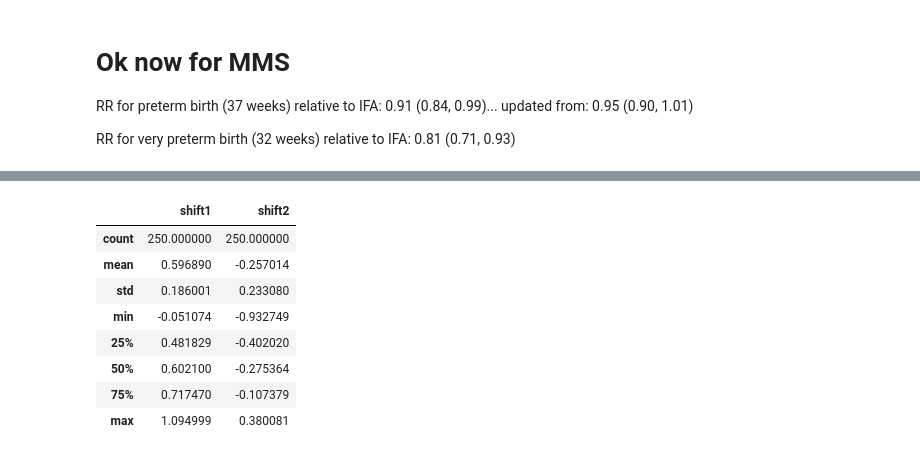
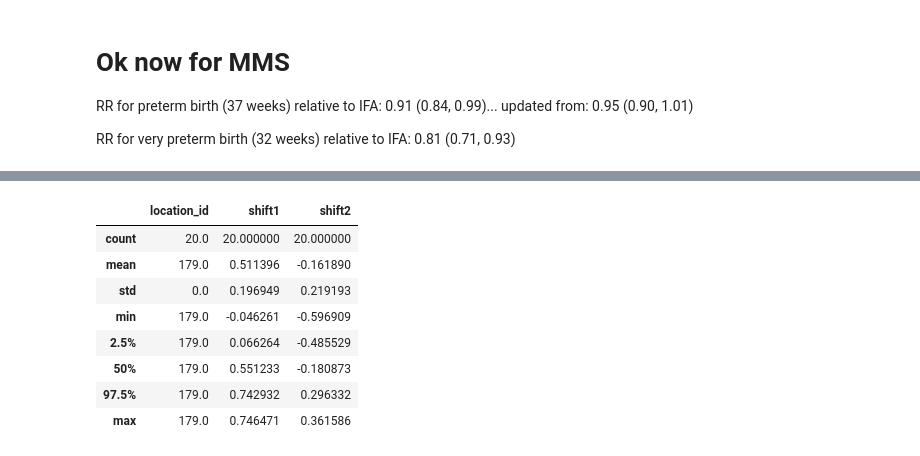
Before and after one commit to ihmeuw/vivarium_gates_mncnh, a Jupyter notebook: src/vivarium_gates_mncnh/data/ifa_mms_gestation_shifts/ifa_gestational_age_shifts.ipynb, the cells around one changed output, grey strips where cells are left out. Cells and saved outputs as stored; diff of their text form; code cells hidden in the pictures.

```diff
--- a/src/vivarium_gates_mncnh/data/ifa_mms_gestation_shifts/ifa_gestational_age_shifts.ipynb
+++ b/src/vivarium_gates_mncnh/data/ifa_mms_gestation_shifts/ifa_gestational_age_shifts.ipynb
@@ -42,12 +42,10 @@ vivarium_dependencies==1.0.1
 vivarium_public_health==4.3.14
 vivarium_testing_utils==0.2.6
+# %%
+# list of available draws
+draws_to_run = [115, 60, 118, 197, 79, 244, 22, 167, 146, 71,
+    28, 156, 94, 170, 109, 26, 35, 114, 178, 127
+]
 # %%
-# note, got the list of draws that we actually use in the simulation from the concept model
-# i think that we can only use these draws because we have incomplete data availability for the rest of them
-
-# it actually looks like only the first 10 draws are working atm
-
-draws_to_run = [115, 60, 118, 197, 79, 244, 22, 167, 146, 71]
-    #28, 156, 94, 170, 109, 26, 35, 114, 178, 127]
 ifa_shifts, exp_anc = run_all_locations(draws_to_run)
 # %% [output]
@@ -220,6 +235,5 @@ exp_anc
 # %%
-# Function version of above code (left that for easier debugging if necessary)
-data_mms_pt, data_mms_vpt, mms_pt_rr_draws, mms_vpt_rr_draws = load_mms_data(exp_anc.reset_index(), ifa_shifts)
+data_mms_pt, data_mms_vpt, mms_pt_rr_draws, mms_vpt_rr_draws, covered_exp = load_mms_data(exp_anc.reset_index(), ifa_shifts)
 # %%
 display(data_mms_pt)
 display(data_mms_vpt)
@@ -377,3 +320,5 @@ mms_double_shift(draw, location_id)
+# %%
+mms_shifts = mms_run_all_locations(draws_to_run, data_mms_pt, data_mms_vpt, mms_pt_rr_draws, mms_vpt_rr_draws)
 # %%
 # rules for applying MMS shifts:
     # apply first shift to everyone who gets MMS
@@ -407,12 +328,12 @@ ethiopia_mms_shifts
 # %%
-ethiopia_mms_shifts.describe()
+mms_shifts[mms_shifts["location_id"] == LOCATION_DATA["ethiopia"]].describe(percentiles=[0.025,0.975])
 # %% [output]
-|  | shift1 | shift2 |
-| count | 250.000000 | 250.000000 |
-| mean | 0.596890 | -0.257014 |
-| std | 0.186001 | 0.233080 |
-| min | -0.051074 | -0.932749 |
-| 25% | 0.481829 | -0.402020 |
-| 50% | 0.602100 | -0.275364 |
-| 75% | 0.717470 | -0.107379 |
-| max | 1.094999 | 0.380081 |
+|  | location_id | shift1 | shift2 |
+| count | 20.0 | 20.000000 | 20.000000 |
+| mean | 179.0 | 0.511396 | -0.161890 |
+| std | 0.0 | 0.196949 | 0.219193 |
+| min | 179.0 | -0.046261 | -0.596909 |
+| 2.5% | 179.0 | 0.066264 | -0.485529 |
+| 50% | 179.0 | 0.551233 | -0.180873 |
+| 97.5% | 179.0 | 0.742932 | 0.296332 |
+| max | 179.0 | 0.746471 | 0.361586 |
```
Also changed, not shown: parts of 28 cells of this notebook, 21 other files.
